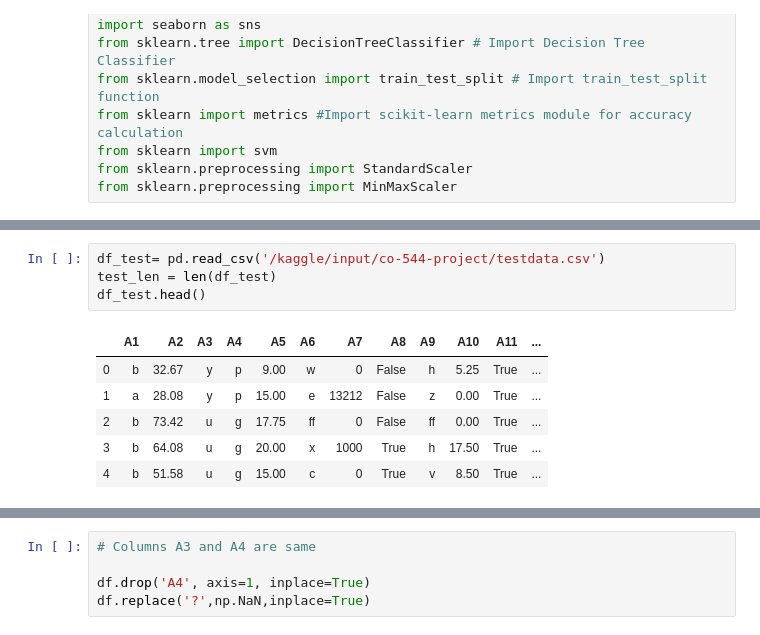
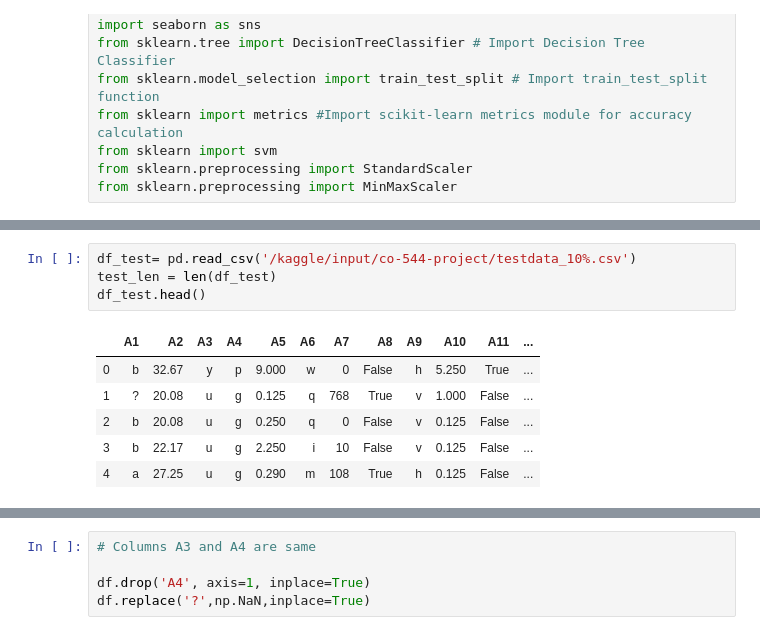
Before and after one commit to pubuduudara/CO544-ML-Project, a Jupyter notebook: Models/Suneth/Model/CO544 ML project.ipynb, the cells around one changed output, grey strips where cells are left out. Drawn from its saved outputs; the diff is of its cells as text.

```diff
--- a/Models/Suneth/Model/CO544 ML project.ipynb
+++ b/Models/Suneth/Model/CO544 ML project.ipynb
@@ -38,16 +44,16 @@ df_train.head()
 | 3 | b | 27.83 | u | g | 1.540 | w | 3 | True | v | 3.75 | True | ... |
 | 4 | b | 20.17 | u | g | 5.625 | w | 0 | False | v | 1.71 | True | ... |
 # %%
-df_test= pd.read_csv('/kaggle/input/co-544-project/testdata.csv')
+df_test= pd.read_csv('/kaggle/input/co-544-project/testdata_10%.csv')
 test_len = len(df_test)
 df_test.head()
 # %% [output]
 |  | A1 | A2 | A3 | A4 | A5 | A6 | A7 | A8 | A9 | A10 | A11 | ... |
-| 0 | b | 32.67 | y | p | 9.00 | w | 0 | False | h | 5.25 | True | ... |
-| 1 | a | 28.08 | y | p | 15.00 | e | 13212 | False | z | 0.00 | True | ... |
-| 2 | b | 73.42 | u | g | 17.75 | ff | 0 | False | ff | 0.00 | True | ... |
-| 3 | b | 64.08 | u | g | 20.00 | x | 1000 | True | h | 17.50 | True | ... |
-| 4 | b | 51.58 | u | g | 15.00 | c | 0 | True | v | 8.50 | True | ... |
+| 0 | b | 32.67 | y | p | 9.000 | w | 0 | False | h | 5.250 | True | ... |
+| 1 | ? | 20.08 | u | g | 0.125 | q | 768 | True | v | 1.000 | False | ... |
+| 2 | b | 20.08 | u | g | 0.250 | q | 0 | False | v | 0.125 | False | ... |
+| 3 | b | 22.17 | u | g | 2.250 | i | 10 | False | v | 0.125 | False | ... |
+| 4 | a | 27.25 | u | g | 0.290 | m | 108 | True | h | 0.125 | False | ... |
 # %%
 # Combine X
 df = pd.concat([df_train.drop('A16',axis=1), df_test])
```
Also changed, not shown: parts of 14 cells of this notebook, 1 other file.
